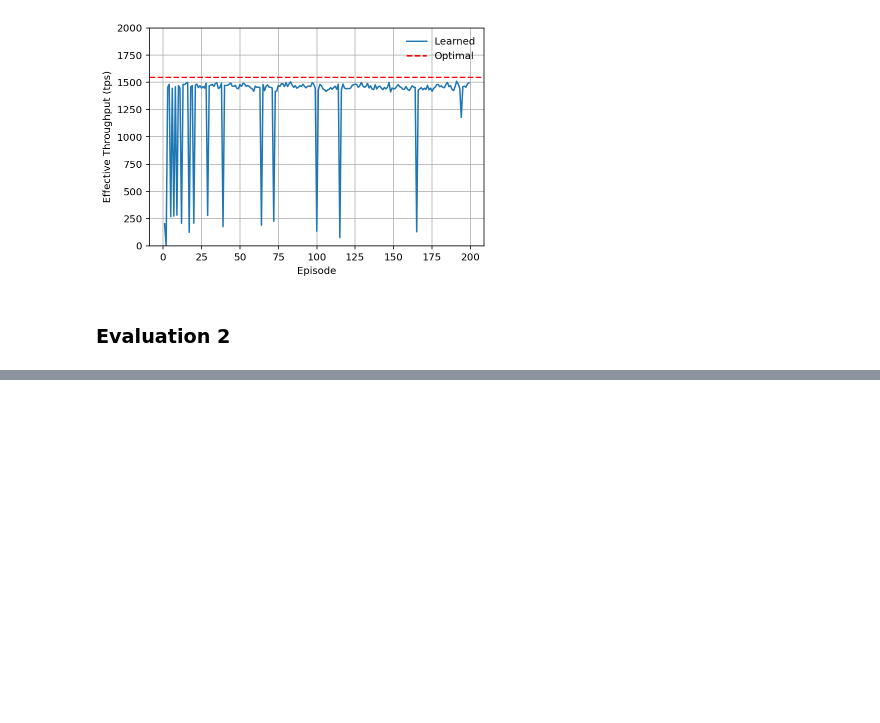
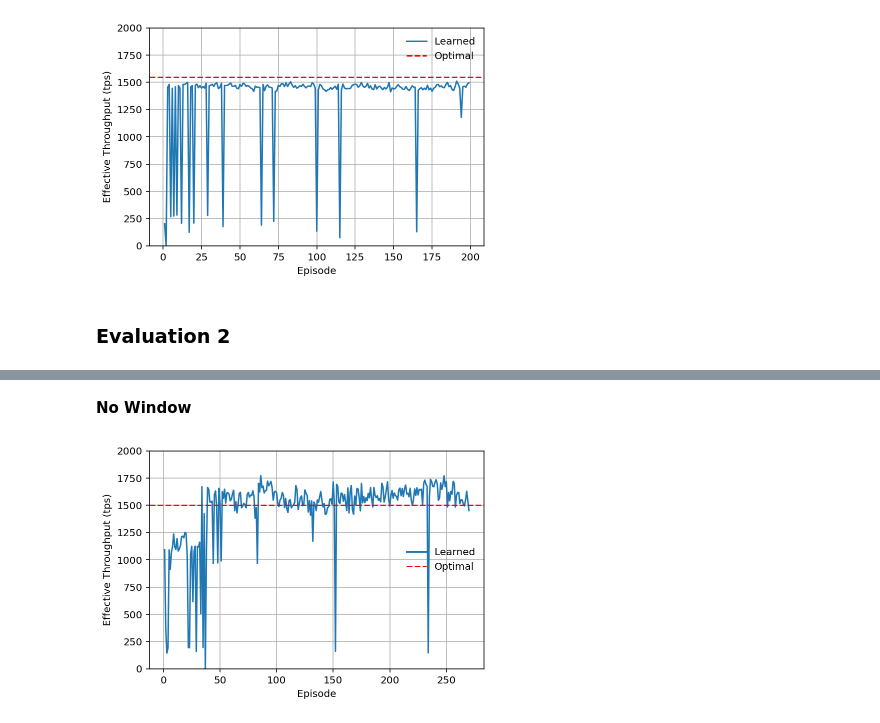
Before and after one commit to chenyuanwu/AdaChain, a Jupyter notebook: src/learning/evaluation.ipynb, the cells around one changed output, grey strips where cells are left out. Saved outputs shown, nothing was run; the diff lists cells and outputs as text; code cells hidden in the pictures; blank space fills up the shorter version.

```diff
--- a/src/learning/evaluation.ipynb
+++ b/src/learning/evaluation.ipynb
@@ -117,0 +134,7 @@ exp1_plot_throughput('ts_seed_ox.csv', 2000, 1550)
+# %% [markdown]
+**No Window**
+# %%
+exp1_plot_throughput('ts_eval_2_window_no.csv', 2000, 1500)
+# effective transactions entire run = 1233213.
+# %% [output]
+[figure, added]
```
Also changed, not shown: parts of 12 cells of this notebook, 1 other file.
